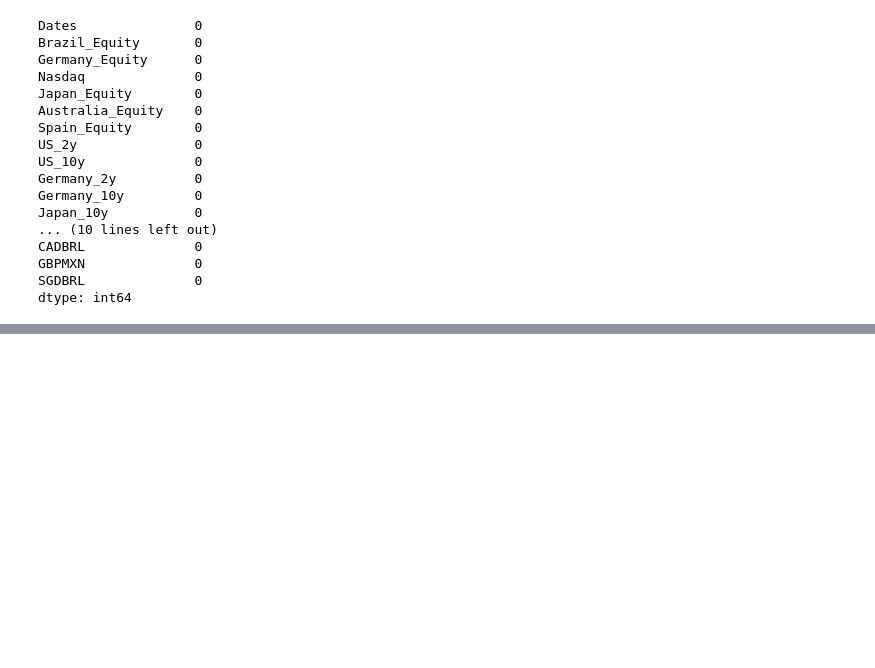
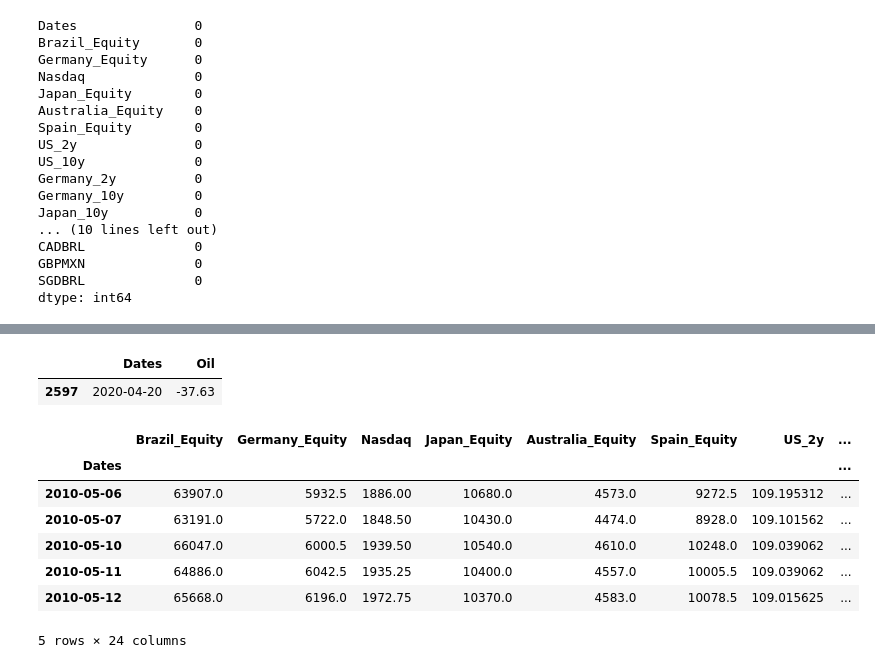
Before and after one commit to MartyJester/MarPort, a Jupyter notebook: Hope.ipynb, the cells around one changed output, grey strips where cells are left out. Saved outputs shown, nothing was run; the diff lists cells and outputs as text; code cells hidden in the pictures; blank space fills up the shorter version.

```diff
--- a/Hope.ipynb
+++ b/Hope.ipynb
@@ -132,0 +199,6 @@ plt.close()
+# %%
+# There a case when prices are negative. Uhm.
+start_df[['Dates','Oil']].loc[start_df['Oil']<=0]
+# %% [output]
+|  | Dates | Oil |
+| 2597 | 2020-04-20 | -37.63 |
@@ -140,0 +211,11 @@ df_with_log_returns = np.log(start_df / start_df.shift(1))
+# %%
+start_df.head()
+# %% [output]
+|  | Brazil_Equity | Germany_Equity | Nasdaq | Japan_Equity | Australia_Equity | Spain_Equity | US_2y | ... |
+| Dates |  |  |  |  |  |  |  | ... |
+| 2010-05-06 | 63907.0 | 5932.5 | 1886.00 | 10680.0 | 4573.0 | 9272.5 | 109.195312 | ... |
+| 2010-05-07 | 63191.0 | 5722.0 | 1848.50 | 10430.0 | 4474.0 | 8928.0 | 109.101562 | ... |
+| 2010-05-10 | 66047.0 | 6000.5 | 1939.50 | 10540.0 | 4610.0 | 10248.0 | 109.039062 | ... |
+| 2010-05-11 | 64886.0 | 6042.5 | 1935.25 | 10400.0 | 4557.0 | 10005.5 | 109.039062 | ... |
+| 2010-05-12 | 65668.0 | 6196.0 | 1972.75 | 10370.0 | 4583.0 | 10078.5 | 109.015625 | ... |
+5 rows × 24 columns
```
Also changed, not shown: parts of 10 cells of this notebook.
